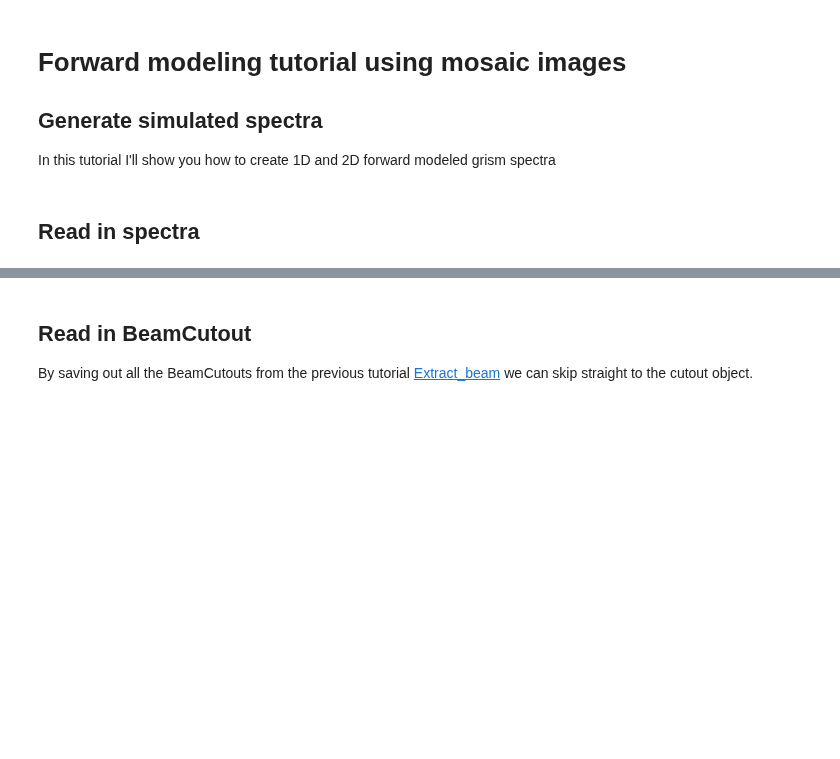
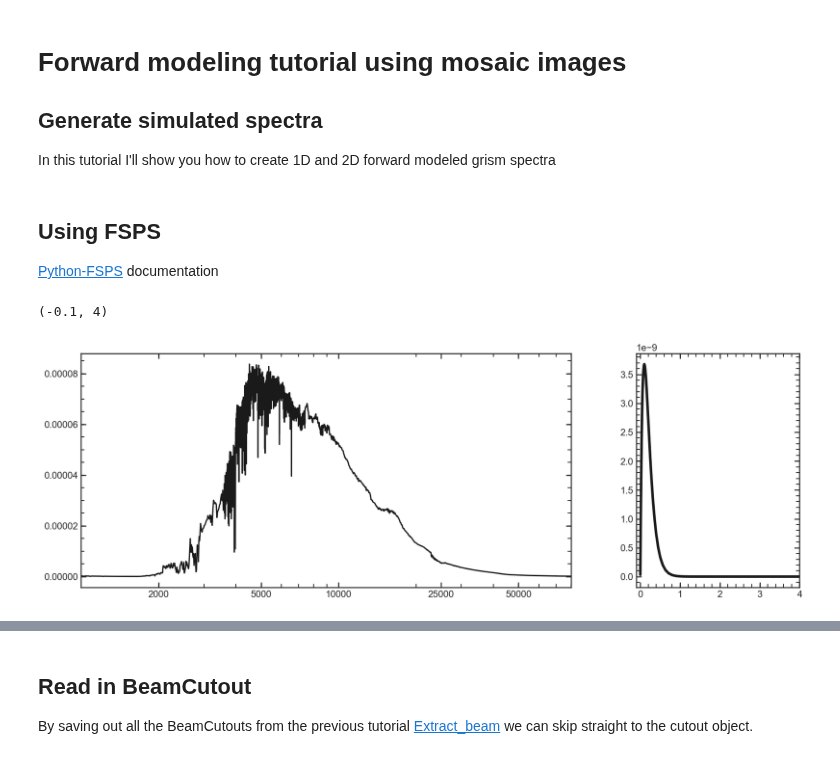
Before and after one commit to ivastar/clear, a Jupyter notebook: notebooks/forward_modeling/Foward_model.ipynb, the cells around one changed output, grey strips where cells are left out. Drawn from its saved outputs; the diff is of its cells as text; code cells hidden in the pictures; blank space fills up the shorter version.

```diff
--- a/notebooks/forward_modeling/Foward_model.ipynb
+++ b/notebooks/forward_modeling/Foward_model.ipynb
@@ -25,5 +27,3 @@ sea.set_style({'xtick.direct'
 
 %config InlineBackend.figure_format = 'retina'
 %matplotlib inline
-# %% [markdown]
-## Read in spectra
@@ -35,0 +30,24 @@ wv_141 ,fl_141 ,er_141 = np.load('galaxy_spec_g141.npy')
+# %% [markdown]
+## Using FSPS
+
+[Python-FSPS](http://dfm.io/python-fsps/current/stellarpop_api/) documentation
+# %%
+sp = fsps.StellarPopulation(zcontinuous = 1, logzsol = 0, sfh = 4, tau = 0.1, dust_type = 1)
+# %%
+wave, flux = sp.get_spectrum(tage = 2.5, peraa=True)
+# %%
+gs = GridSpec(1,2, width_ratios=[3,1])
+
+plt.figure(figsize = [15, 5])
+plt.subplot(gs[0])
+plt.plot(wave,flux, 'k')
+plt.xscale('log')
+plt.xticks([2000, 5000, 10000, 25000, 50000],[2000, 5000, 10000, 25000, 50000])
+plt.xlim(1000, 80000)
+
+plt.subplot(gs[1])
+plt.plot(10**sp.log_age * 1E-9,sp.sfr, 'k', linewidth = 3)
+plt.xlim(-0.1,4)
+# %% [output]
+(-0.1, 4)
+[figure, added]
```
Also changed, not shown: parts of 54 cells of this notebook, 1 other file.
